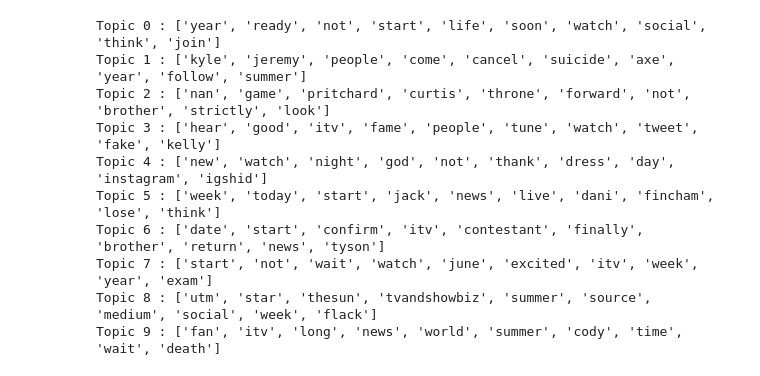
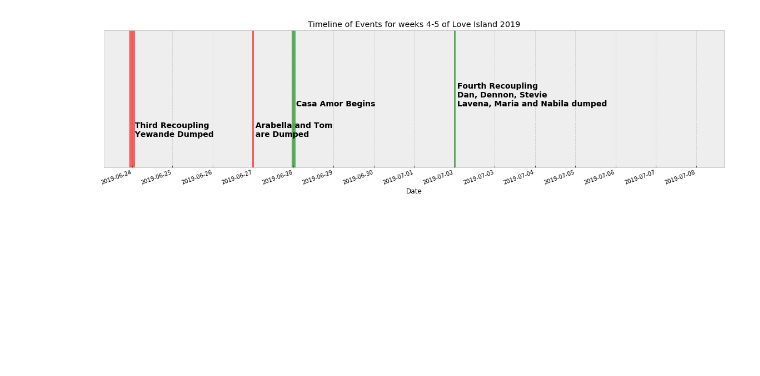
Before and after one commit to watson-sam/loveisland, a Jupyter notebook: notebooks/Topic Models.ipynb, the cells around one changed output. Saved outputs shown, nothing was run; the diff lists cells and outputs as text; code cells hidden in the pictures; blank space fills up the shorter version.

```diff
--- a/notebooks/Topic Models.ipynb
+++ b/notebooks/Topic Models.ipynb
@@ -5,3 +29,39 @@ import os
+# %%
+def fmt_dt(d):
+    return dt.datetime.strptime(d, "%Y-%m-%d")
+
+
+def get_dates(start_date="2019-06-24", end_date="2019-07-08"):
+    start_date = fmt_dt(start_date)
+    delta = fmt_dt(end_date) - start_date
+    return [
+        str((start_date + dt.timedelta(days=i)).date()) for i in range(delta.days + 1)
+    ]
+# %%
+dates = get_dates()
+# %%
+storyline = {
+    " Third Recoupling \n Yewande Dumped": {"date": "2019-06-24", "color": "Red", "h": 1, "t": 10, "d": 22},
+    " Arabella and Tom \n are Dumped": {"date": "2019-06-27", "color": "Red", "h": 1, "t": 3, "d": 25},
+    " Casa Amor Begins": {"date": "2019-06-28", "color": "Green", "h": 2, "t": 7, "d": 26},
+    " Fourth Recoupling \n Dan, Dennon, Stevie \n Lavena, Maria and Nabila dumped":
+    {"date": "2019-07-02", "color": "Green", "h": 2, "t": 3, "d": 30},
+}
+for_tl = pd.DataFrame({"date": dates, "filler": 1})
+# %%
+fig = plt.figure(figsize=(20, 10))
+ax1 = fig.add_subplot(211)
+
+sns.lineplot(x="date", y="filler", color="#EEEEEE", data=for_tl, ax=ax1)
+plt.xticks(rotation=20, ha="right")
+ax1.set(xticks=for_tl.date.unique(), yticks=[], xlabel="Date", ylabel="", ylim=(0, 3))
+plt.title("Timeline of Events for weeks 4-5 of Love Island 2019")
+
+for key, item in storyline.items():
+    ax1.axvline(item["date"], color=item["color"], linewidth=item["t"], alpha=0.6)
+    ax1.text(item["date"], 2 * item["h"] / 3, key, fontsize=14, weight="bold")
+# %% [output]
+[figure, added]
 # %%
 class Arguments():
     bucket = "../data/"
@@ -37,14 +69,0 @@ A = vectorizer.fit_transform(df["processed_text"])
-# %%
-no_top_words = 10
-display_topics(mod, bag_of_words, no_top_words)
-# %% [output]
-Topic 0 : ['year', 'ready', 'not', 'start', 'life', 'soon', 'watch', 'social', 'think', 'join']
-Topic 1 : ['kyle', 'jeremy', 'people', 'come', 'cancel', 'suicide', 'axe', 'year', 'follow', 'summer']
-Topic 2 : ['nan', 'game', 'pritchard', 'curtis', 'throne', 'forward', 'not', 'brother', 'strictly', 'look']
-Topic 3 : ['hear', 'good', 'itv', 'fame', 'people', 'tune', 'watch', 'tweet', 'fake', 'kelly']
-Topic 4 : ['new', 'watch', 'night', 'god', 'not', 'thank', 'dress', 'day', 'instagram', 'igshid']
-Topic 5 : ['week', 'today', 'start', 'jack', 'news', 'live', 'dani', 'fincham', 'lose', 'think']
-Topic 6 : ['date', 'start', 'confirm', 'itv', 'contestant', 'finally', 'brother', 'return', 'news', 'tyson']
-Topic 7 : ['start', 'not', 'wait', 'watch', 'june', 'excited', 'itv', 'week', 'year', 'exam']
-Topic 8 : ['utm', 'star', 'thesun', 'tvandshowbiz', 'summer', 'source', 'medium', 'social', 'week', 'flack']
-Topic 9 : ['fan', 'itv', 'long', 'news', 'world', 'summer', 'cody', 'time', 'wait', 'death']
```
Also changed, not shown: parts of 17 cells of this notebook, 5 other files.
